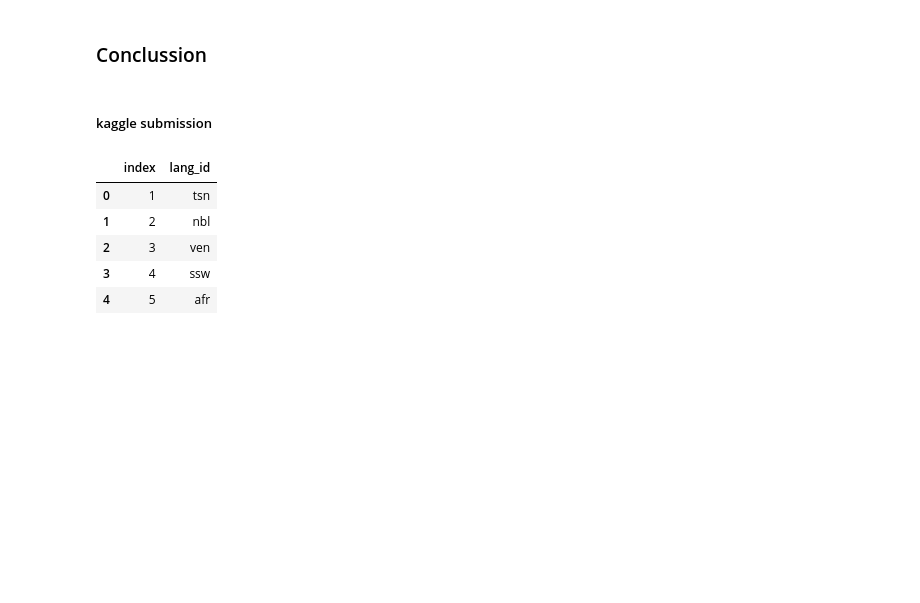
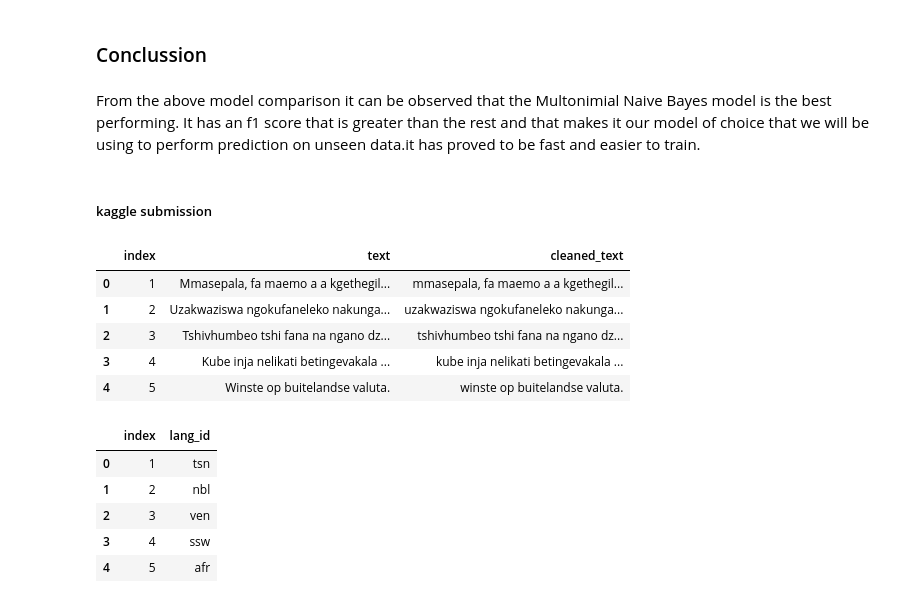
Before and after one commit to Peterselolo/2022-hackathon-challenge-by-Peter-selolo, a Jupyter notebook: south african language identification hackathon by peter selolo.ipynb, the cells around one changed output. Cells and saved outputs as stored; diff of their text form; code cells hidden in the pictures; blank space fills up the shorter version.

```diff
--- a/south african language identification hackathon by peter selolo.ipynb
+++ b/south african language identification hackathon by peter selolo.ipynb
@@ -361,13 +405,27 @@ plt.show()
 # %% [markdown]
 <h3>Conclussion</h3>
+# %% [markdown]
+From the above model comparison it can be observed that the Multonimial Naive Bayes model is the best performing.
+It has an f1 score that is greater than the rest and
+that makes it our model of choice that we will be using to perform prediction on unseen data.it has proved to be fast
+and easier to train.
 # %% [markdown]
 <h5>kaggle submission</h5>
-# %%
-#applying the data cleaning functions to our test data set
-df_test["cleaned_text"]=df_test["text"].apply(remove_numbers)
-df_test["cleaned_text"]=df_test["text"].apply(remove_punctuation)
-df_test["cleaned_text"]=df_test["text"].apply(to_lower)
-df_test["cleaned_text"]=df_test["text"].apply(remove_stop_words)
+# %%
+# Remove special characters numbers and punctuation
+df_test['cleaned_text'] = df_test['text'].str.replace('[^a-zA-Z#]', ' ', regex=False)
+# Remove special numbers
+df_train['cleaned_text'] = df_train['text'].str.replace('[0-9]', ' ', regex=False)
+# To lowercase
+df_test['cleaned_text'] = df_test['cleaned_text'].str.lower()
+df_test.head()
+# %% [output]
+|  | index | text | cleaned_text |
+| 0 | 1 | Mmasepala, fa maemo a a kgethegil... | mmasepala, fa maemo a a kgethegil... |
+| 1 | 2 | Uzakwaziswa ngokufaneleko nakunga... | uzakwaziswa ngokufaneleko nakunga... |
+| 2 | 3 | Tshivhumbeo tshi fana na ngano dz... | tshivhumbeo tshi fana na ngano dz... |
+| 3 | 4 | Kube inja nelikati betingevakala ... | kube inja nelikati betingevakala ... |
+| 4 | 5 | Winste op buitelandse valuta. | winste op buitelandse valuta. |
 # %%
 test_features =df_test['cleaned_text']
 # %%
```
Also changed, not shown: parts of 15 cells of this notebook.
